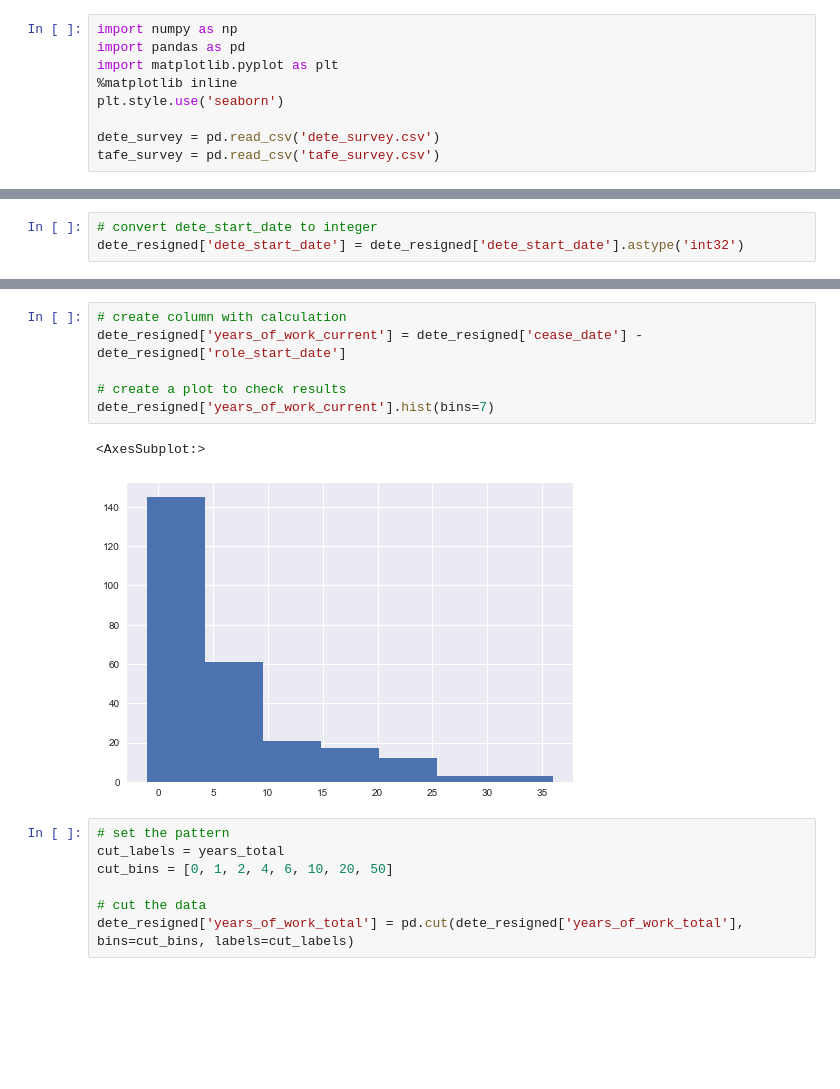
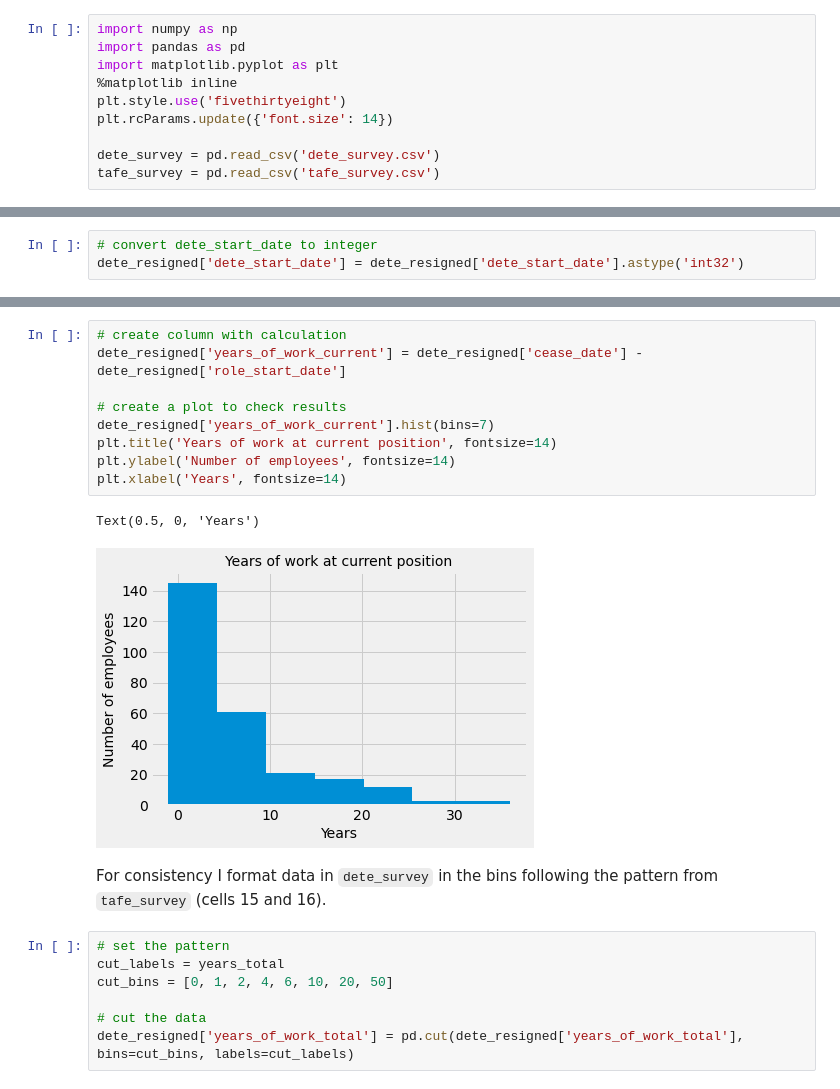
Before and after one commit to kafka-polka-dot/jupyter_projects, a Jupyter notebook: exit_surveys/surveys.ipynb, the cells around one changed output, grey strips where cells are left out. Drawn from its saved outputs; the diff is of its cells as text; blank space fills up the shorter version.

Commit message:
exit surveys project edits

```diff
--- a/exit_surveys/surveys.ipynb
+++ b/exit_surveys/surveys.ipynb
@@ -45,7 +45,8 @@ import numpy as np
 import pandas as pd
 import matplotlib.pyplot as plt
 %matplotlib inline
-plt.style.use('seaborn')
+plt.style.use('fivethirtyeight')
+plt.rcParams.update({'font.size': 14})
 
 dete_survey = pd.read_csv('dete_survey.csv')
 tafe_survey = pd.read_csv('tafe_survey.csv')
@@ -442,12 +446,17 @@ dete_resigned['years_of_work_total'].hist(bins=7)
 # %%
 # create column with calculation
 dete_resigned['years_of_work_current'] = dete_resigned['cease_date'] - dete_resigned['role_start_date']
 
 # create a plot to check results
 dete_resigned['years_of_work_current'].hist(bins=7)
+plt.title('Years of work at current position', fontsize=14)
+plt.ylabel('Number of employees', fontsize=14)
+plt.xlabel('Years', fontsize=14)
 # %% [output]
-<AxesSubplot:>
+Text(0.5, 0, 'Years')
-[figure, old version]
+[figure, new version]
+# %% [markdown]
+For consistency I format data in `dete_survey` in the bins following the pattern from `tafe_survey` (cells 15 and 16).
 # %%
 # set the pattern
 cut_labels = years_total
```
Also changed, not shown: parts of 7 cells of this notebook.
